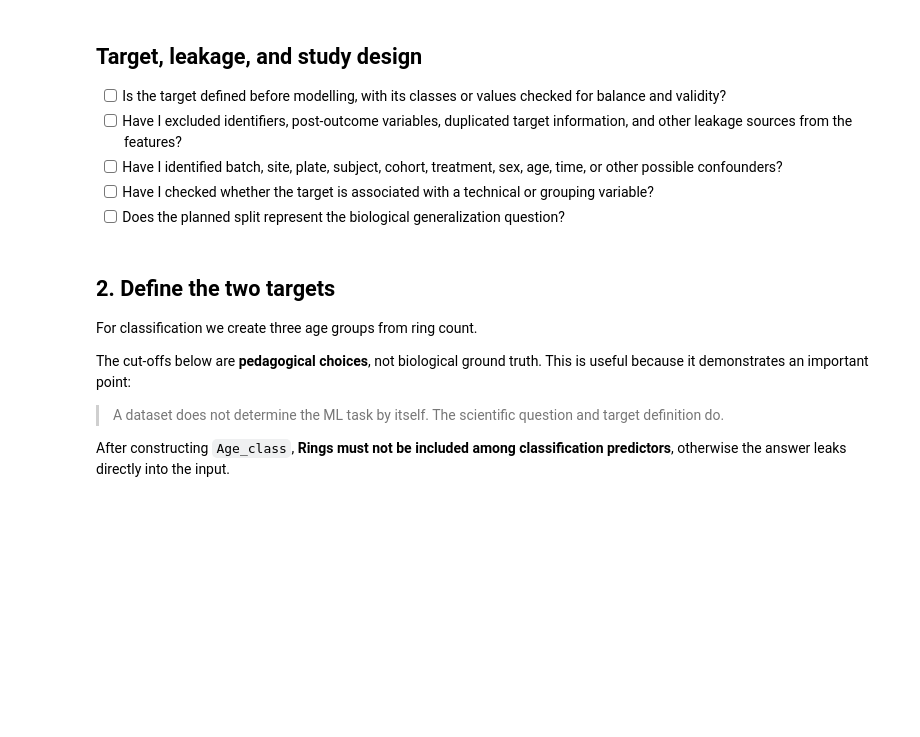
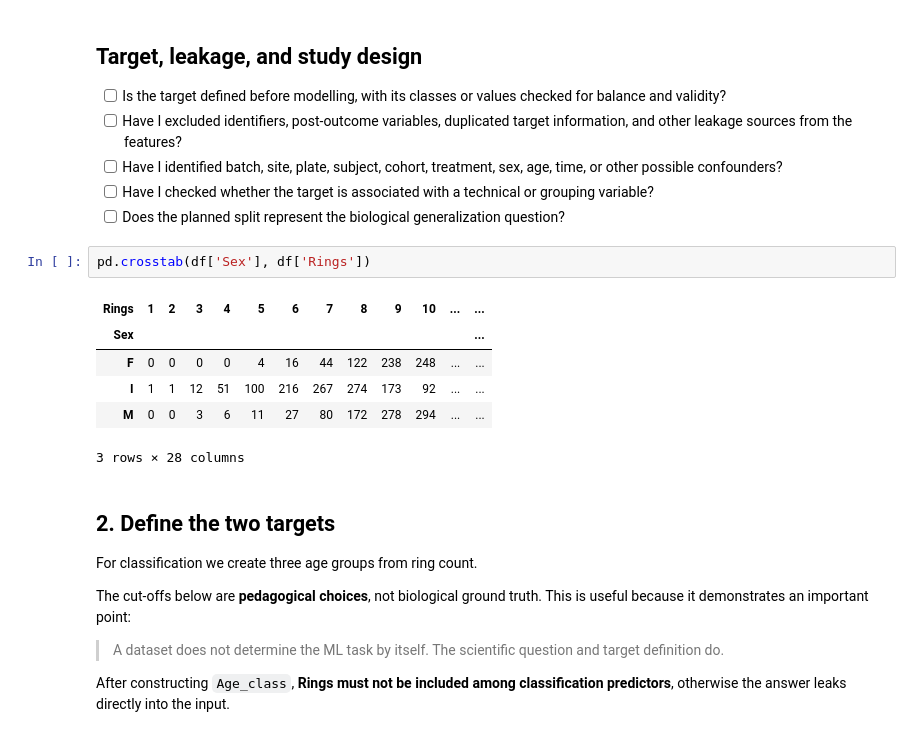
Before and after one commit to mrazzb/KSE_ML_for_bioinformatics, a Jupyter notebook: practicals/week3/Practical_03_Regression_Zoo_Classification_Challenge.ipynb, the cells around one changed output. Cells and saved outputs as stored; diff of their text form; blank space fills up the shorter version.

```diff
--- a/practicals/week3/Practical_03_Regression_Zoo_Classification_Challenge.ipynb
+++ b/practicals/week3/Practical_03_Regression_Zoo_Classification_Challenge.ipynb
@@ -190,6 +222,15 @@ Exact duplicate rows 0
 - [ ] Have I identified batch, site, plate, subject, cohort, treatment, sex, age, time, or other possible confounders?
 - [ ] Have I checked whether the target is associated with a technical or grouping variable?
 - [ ] Does the planned split represent the biological generalization question?
+# %%
+pd.crosstab(df['Sex'], df['Rings'])
+# %% [output]
+| Rings | 1 | 2 | 3 | 4 | 5 | 6 | 7 | 8 | 9 | 10 | ... | ... |
+| Sex |  |  |  |  |  |  |  |  |  |  |  | ... |
+| F | 0 | 0 | 0 | 0 | 4 | 16 | 44 | 122 | 238 | 248 | ... | ... |
+| I | 1 | 1 | 12 | 51 | 100 | 216 | 267 | 274 | 173 | 92 | ... | ... |
+| M | 0 | 0 | 3 | 6 | 11 | 27 | 80 | 172 | 278 | 294 | ... | ... |
+3 rows × 28 columns
 # %% [markdown]
 ## 2. Define the two targets
 
```
Also changed, not shown: parts of 5 cells of this notebook, 2 other files.
